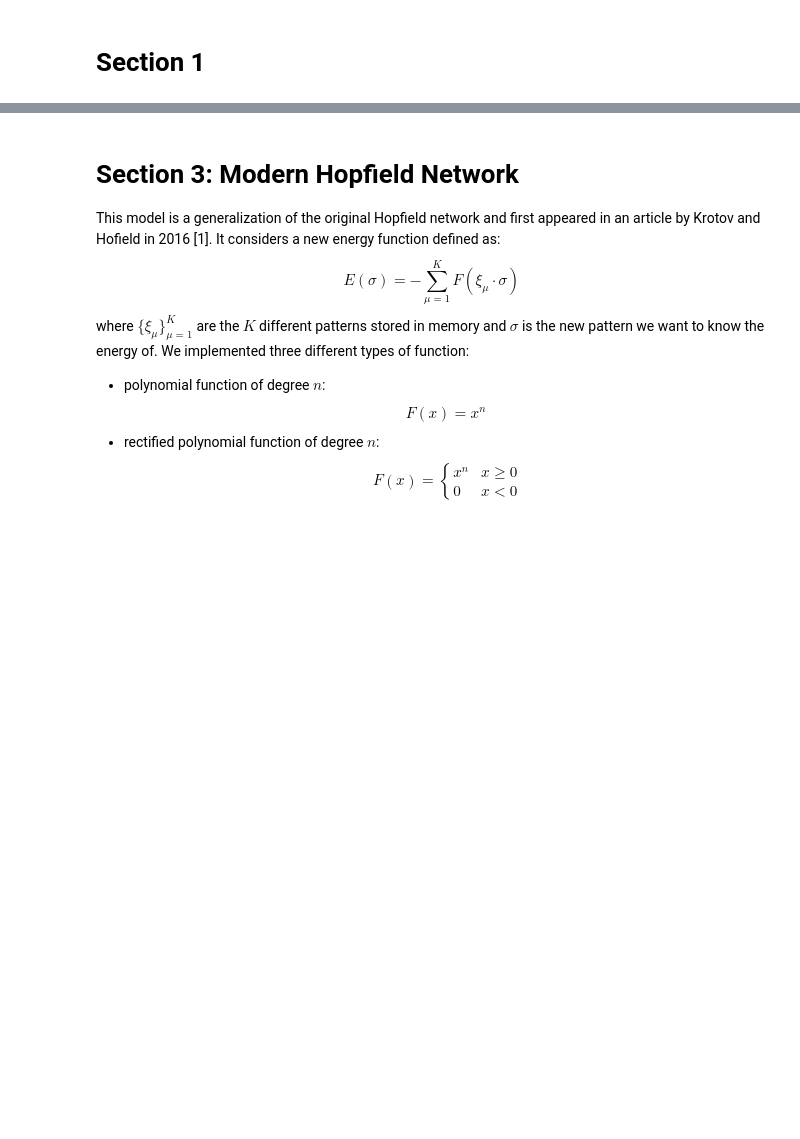
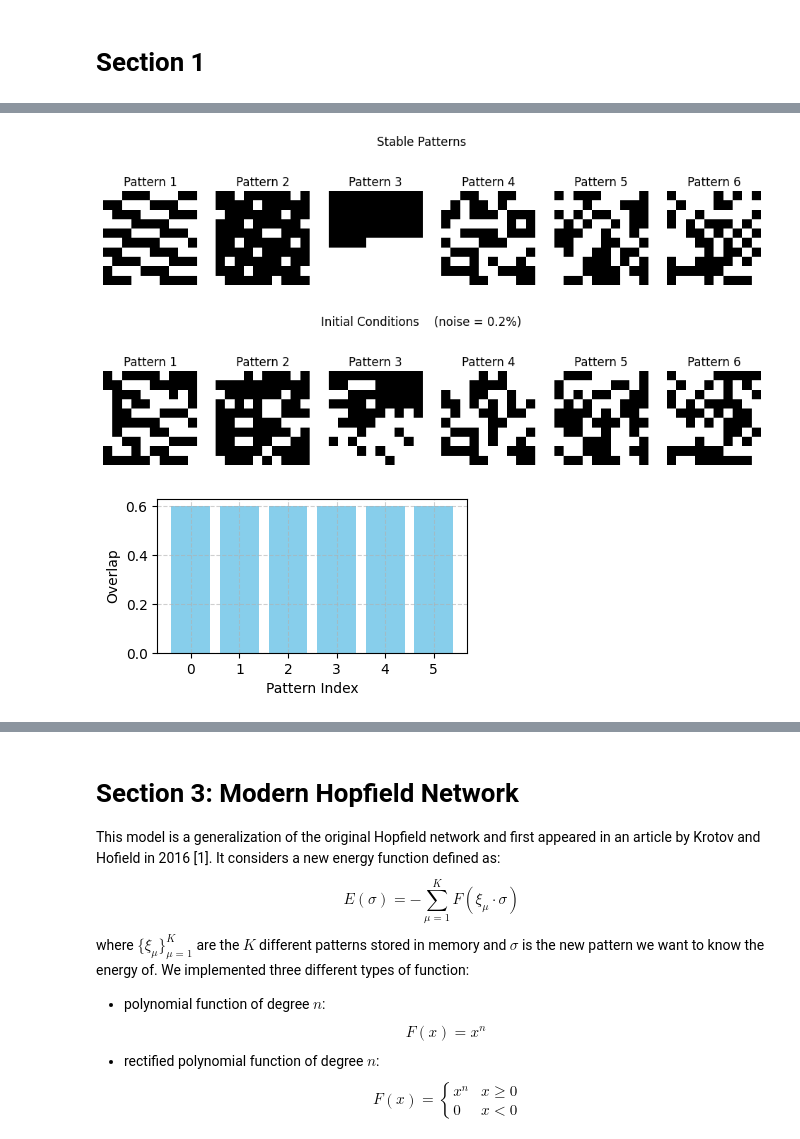
Before and after one commit to edoardo-damore/hopfield_model_and_data_reconstruction, a Jupyter notebook: hopfield_model_and_data_reconstruction.ipynb, the cells around one changed output, grey strips where cells are left out. Drawn from its saved outputs; the diff is of its cells as text; code cells hidden in the pictures; blank space fills up the shorter version.

```diff
--- a/hopfield_model_and_data_reconstruction.ipynb
+++ b/hopfield_model_and_data_reconstruction.ipynb
@@ -13,0 +218,17 @@ colormap = cm.tab10
+# %%
+visualize_patterns(my_patterns, title="Stable Patterns")
+visualize_patterns(my_noisy_patterns, title=f"Initial Conditions    (noise = {noise}%)")
+
+
+my_overlap = [overlap(my_patterns[i], my_noisy_patterns[i]) for i in range(P)]
+
+plt.figure(figsize=(4, 2))
+plt.bar(range(P), my_overlap, color='skyblue')
+plt.xlabel("Pattern Index")
+plt.ylabel("Overlap")
+plt.grid(True, linestyle='--', alpha=0.6)
+plt.show()
+# %% [output]
+[figure, added]
+[figure, added]
+[figure, added]
```
Also changed, not shown: parts of 138 cells of this notebook.
